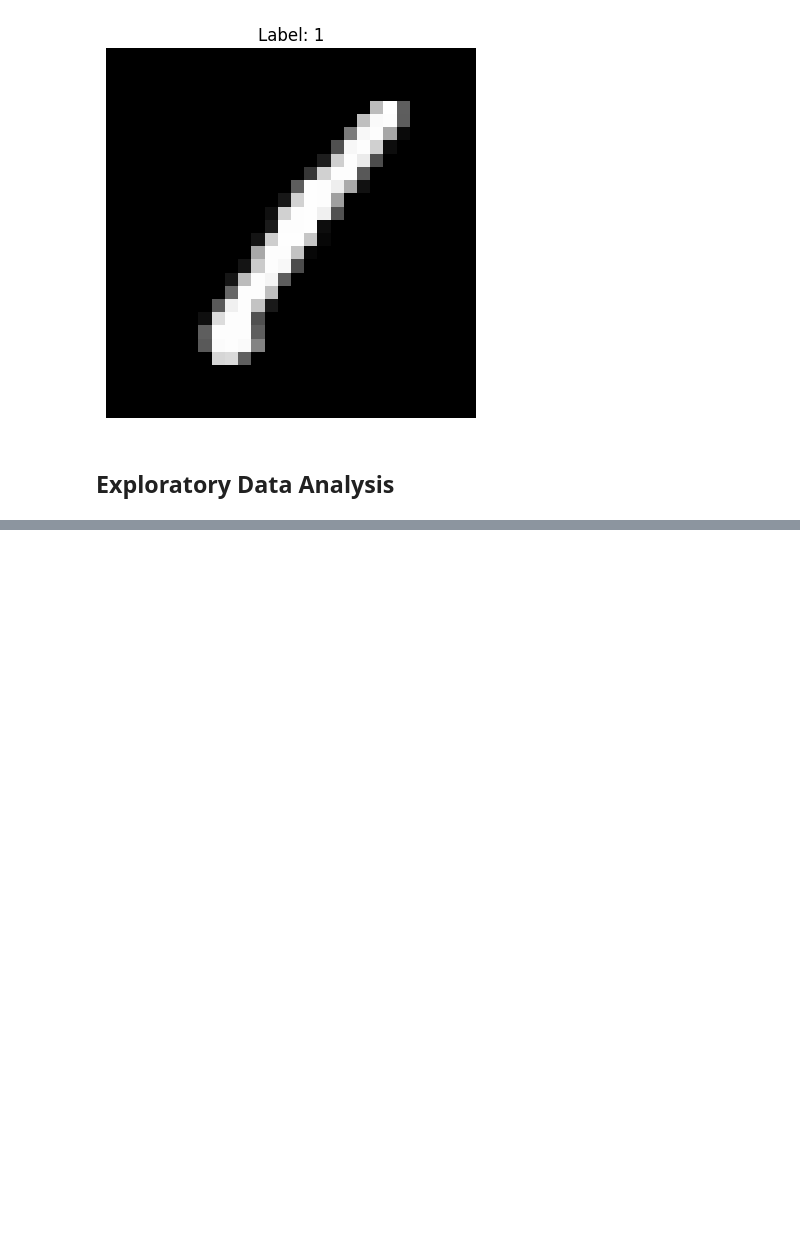
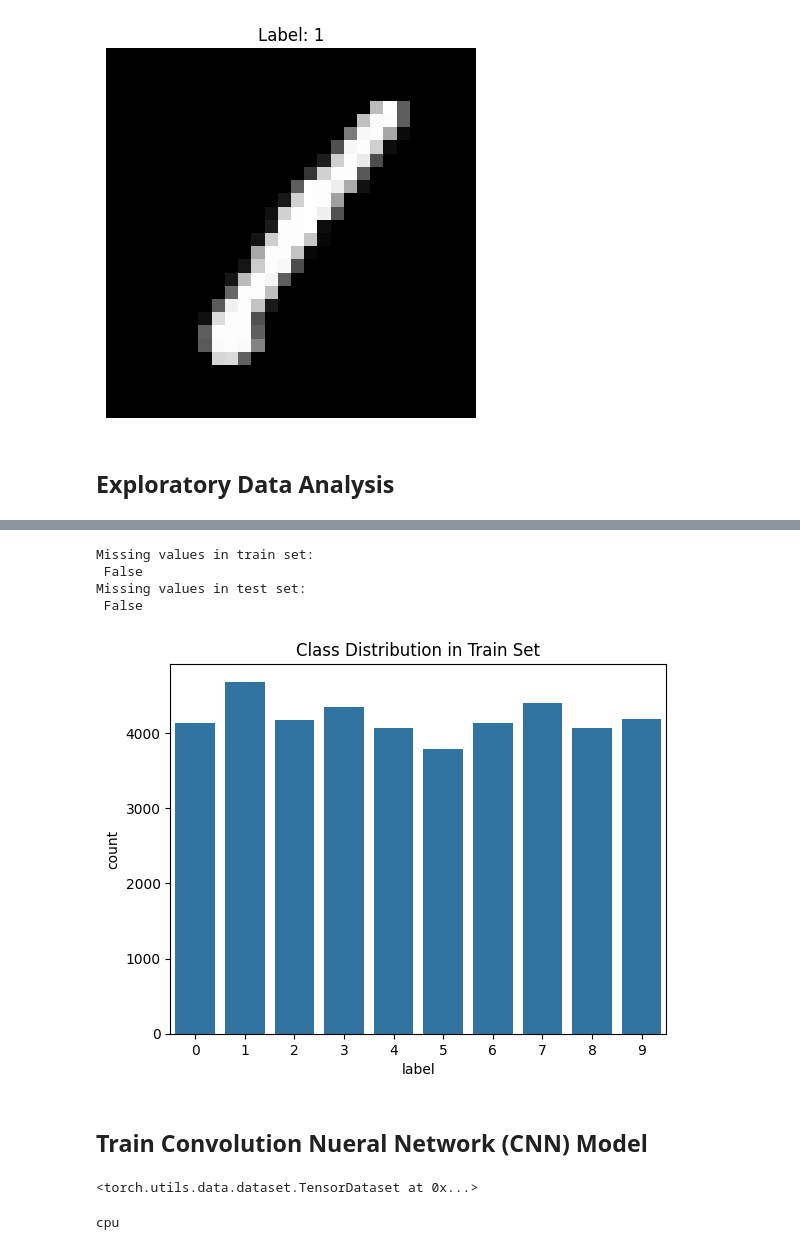
Before and after one commit to YouKnowJoey/digit-recognizer-computer-vision, a Jupyter notebook: digit_recognizer.ipynb, the cells around one changed output, grey strips where cells are left out. Cells and saved outputs as stored; diff of their text form; code cells hidden in the pictures; blank space fills up the shorter version.

Commit message:
Complete analysis, cnn training and prediction, and submission workflow.

```diff
--- a/digit_recognizer.ipynb
+++ b/digit_recognizer.ipynb
@@ -50,0 +65,36 @@ plt.show()
+# %%
+'''
+missing values; check if any missing values in train and test sets
+'''
+print("Missing values in train set:\n", train.isnull().sum().any())
+print("Missing values in test set:\n", test.isnull().sum().any())
+# %% [output]
+Missing values in train set:
+ False
+Missing values in test set:
+ False
+# %%
+# Check class distribution for train set
+sns.countplot(x='label', data=train)
+plt.title("Class Distribution in Train Set")
+plt.show()
+# %% [output]
+[figure, added]
+# %% [markdown]
+## Train Convolution Nueral Network (CNN) Model
+# %%
+'''
+Prepare TrainingData
+'''
+
+X = train.drop("label", axis=1).values / 255.0
+y = train["label"].values
+
+# Convert to tensors
+X_tensor = torch.tensor(X, dtype=torch.float32).reshape(-1, 1, 28, 28) # Reshape to (N, C, H, W) for CNN; C=1 for grayscale
+y_tensor = torch.tensor(y, dtype=torch.long)
+
+dataset = TensorDataset(X_tensor, y_tensor)
+dataset
+# %% [output]
+<torch.utils.data.dataset.TensorDataset at 0x...>
@@ -50,0 +110,8 @@ plt.show()
+# %%
+'''
+Device; check if GPU is available
+'''
+device = torch.device("cuda" if torch.cuda.is_available() else "cpu")
+print(device)
+# %% [output]
+cpu
```
Also changed, not shown: parts of 18 cells of this notebook.
